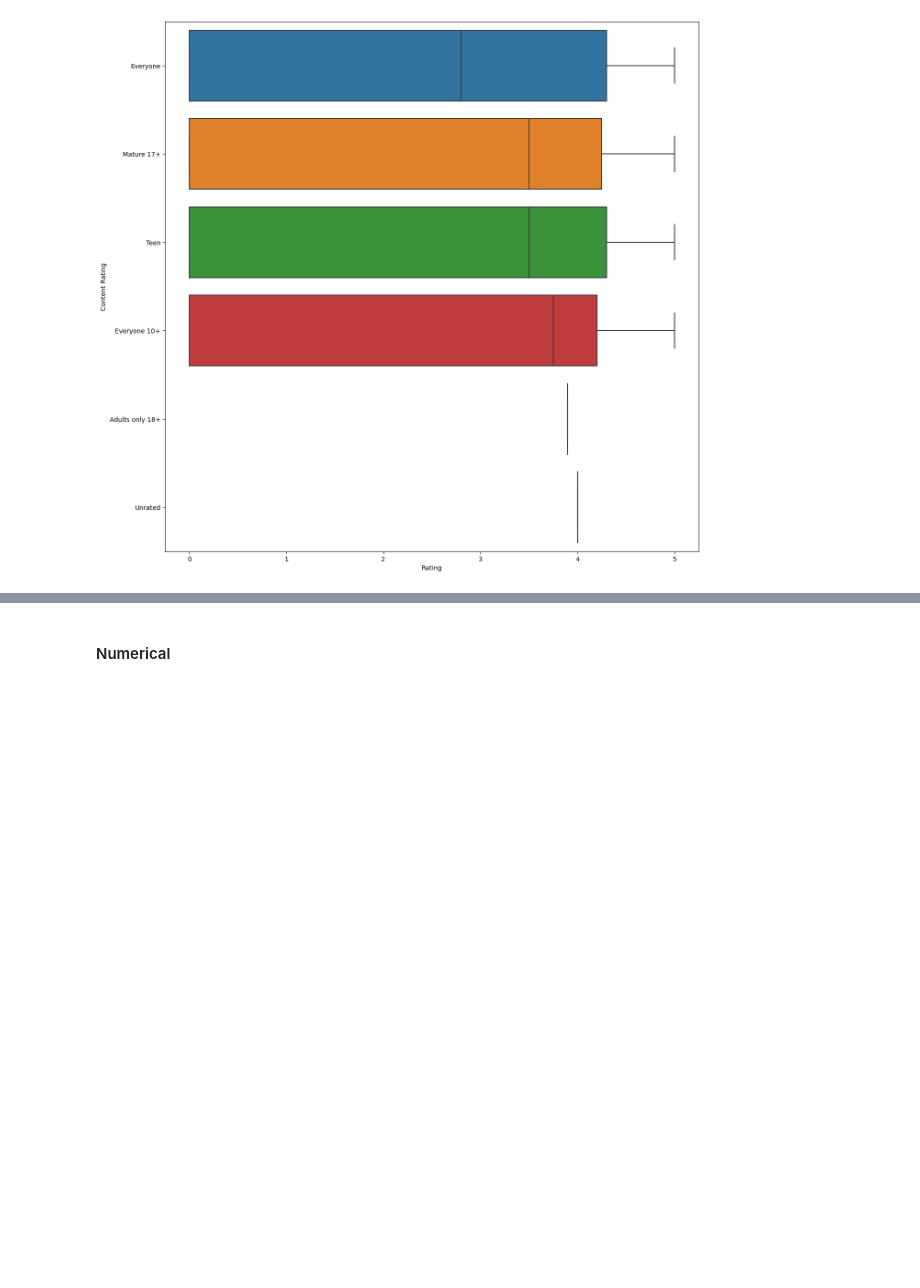
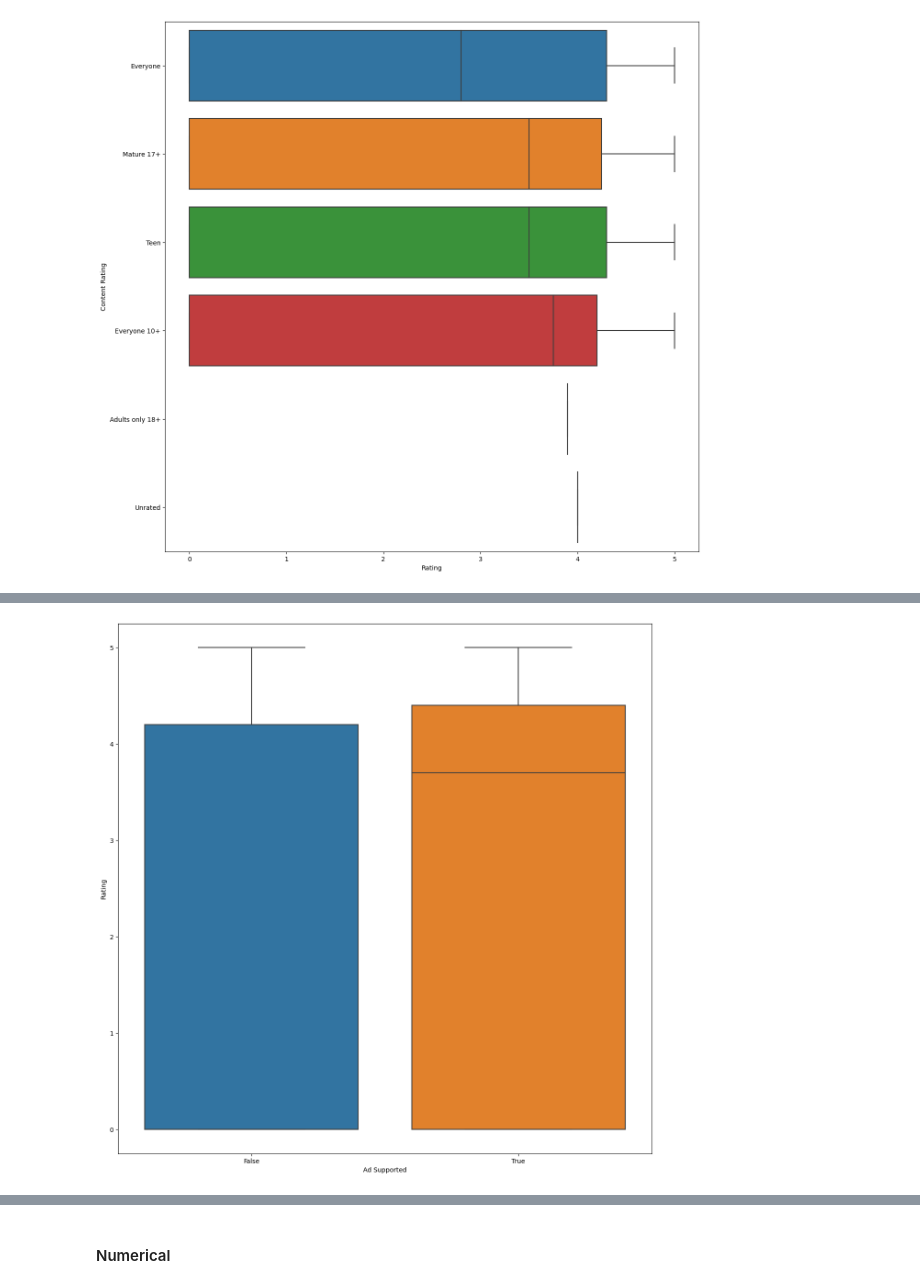
Before and after one commit to LouLan99/User-Rating-Prediction-Model, a Jupyter notebook: notebooks/02-eda copy.ipynb, the cells around one changed output, grey strips where cells are left out. Cells and saved outputs as stored; diff of their text form; code cells hidden in the pictures; blank space fills up the shorter version.

```diff
--- a/notebooks/02-eda copy.ipynb
+++ b/notebooks/02-eda copy.ipynb
@@ -168,0 +194,6 @@ plt.show()
+# %%
+plt.figure(figsize = (15, 15) )
+sns.boxplot(data = df_clean, y = 'Rating', x= 'Ad Supported')
+plt.show()
+# %% [output]
+[figure, added]
```
Also changed, not shown: parts of 26 cells of this notebook.
